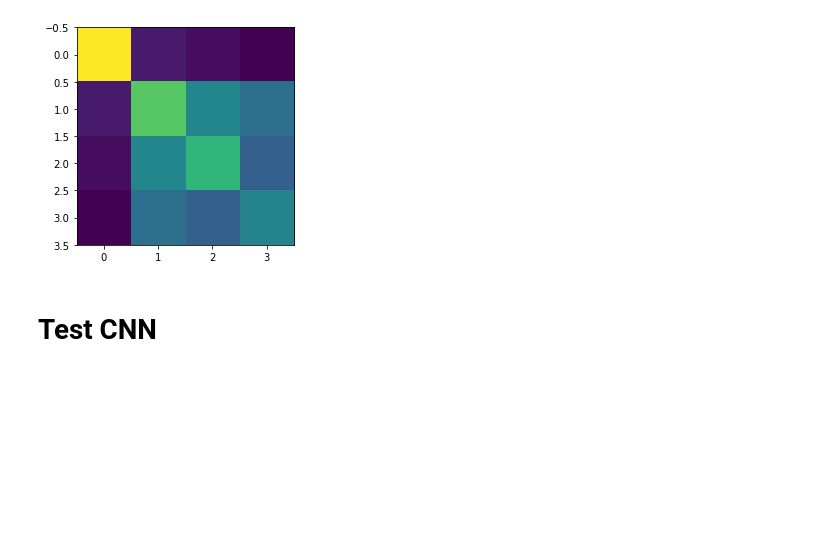
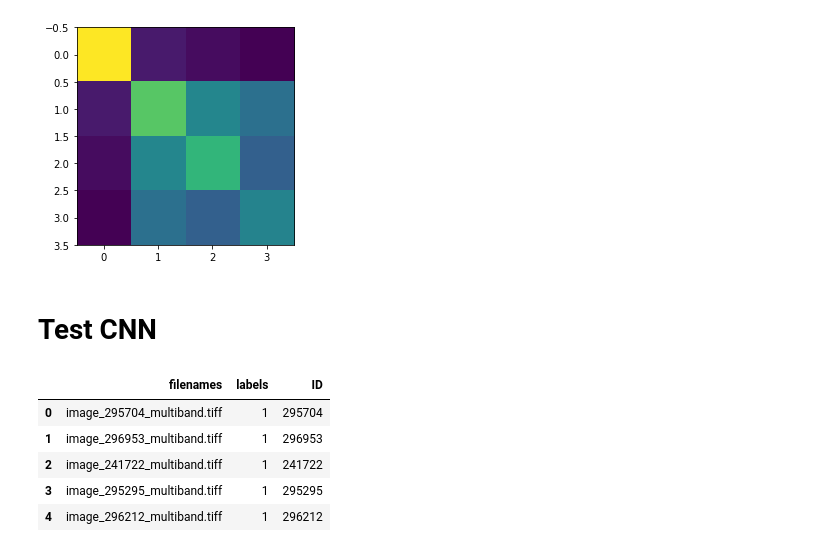
Before and after one commit to dforero0896/gravitational_lens_ml, a Jupyter notebook: src/ipynb/analysis.ipynb, the cells around one changed output. Saved outputs shown, nothing was run; the diff lists cells and outputs as text; code cells hidden in the pictures; blank space fills up the shorter version.

```diff
--- a/src/ipynb/analysis.ipynb
+++ b/src/ipynb/analysis.ipynb
@@ -285,17 +284,29 @@ IMG_HEIGHT = 200
 IMG_WIDTH = 200
 # %%
 lens_df = pd.read_csv(os.path.join(RESULTS, 'lens_id_labels.csv'), index_col = 0)
-local_test_files = os.listdir(TRAIN_MULTIBAND)
-local_test_id = [
-    get_file_id(filename)
-    for filename in local_test_files
-]
-local_test_df = pd.DataFrame()
-local_test_df['filenames'] = local_test_files
-local_test_df['labels'] = lens_df.loc[local_test_id, 'is_lens'].values.astype(int)
+def build_generator_dataframe(id_label_df, directory = TRAIN_MULTIBAND):
+    files = os.listdir(directory)
+    ids = [
+        get_file_id(filename)
+        for filename in files
+    ]
+    df = pd.DataFrame()
+    df['filenames'] = files
+    df['labels'] = id_label_df.loc[ids, 'is_lens'].values.astype(int)
+    df['ID'] = ids
+    return df
+local_test_df = build_generator_dataframe(lens_df, TRAIN_MULTIBAND)
 train_df, val_df = train_test_split(local_test_df, test_size=0.1, random_state=42)
 total_train = len(train_df)
 total_val = len(val_df)
+display(local_test_df.head())
+# %% [output]
+|  | filenames | labels | ID |
+| 0 | image_295704_multiband.tiff | 1 | 295704 |
+| 1 | image_296953_multiband.tiff | 1 | 296953 |
+| 2 | image_241722_multiband.tiff | 1 | 241722 |
+| 3 | image_295295_multiband.tiff | 1 | 295295 |
+| 4 | image_296212_multiband.tiff | 1 | 296212 |
 # %%
 model = Sequential([
     Conv2D(16, 3, padding='same', activation='relu',
```
Also changed, not shown: parts of 22 cells of this notebook, 3 other files.
